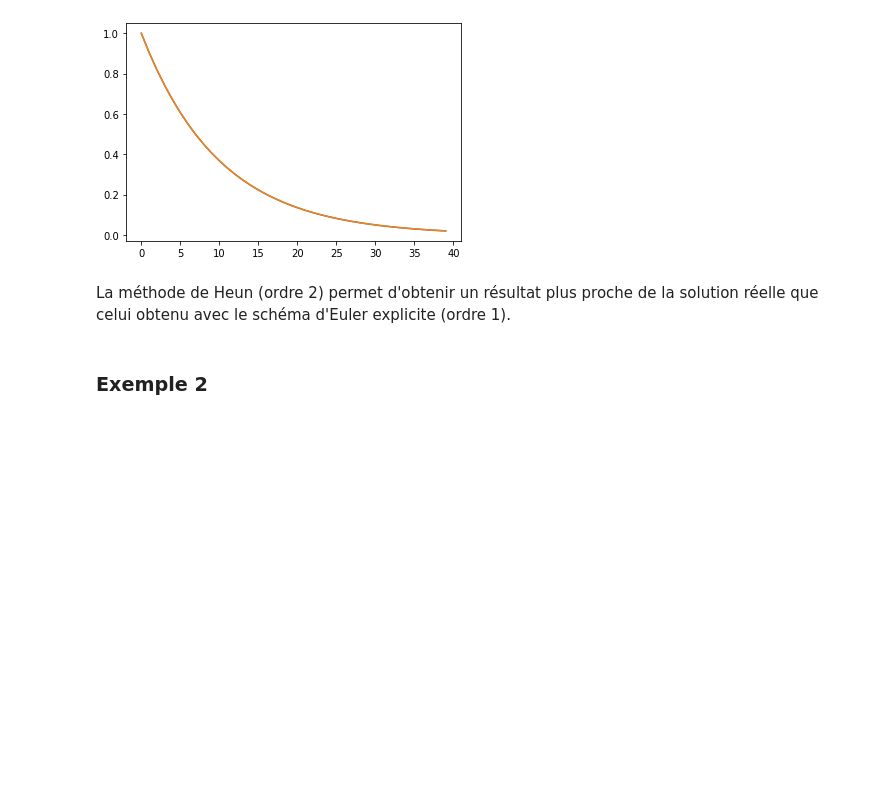
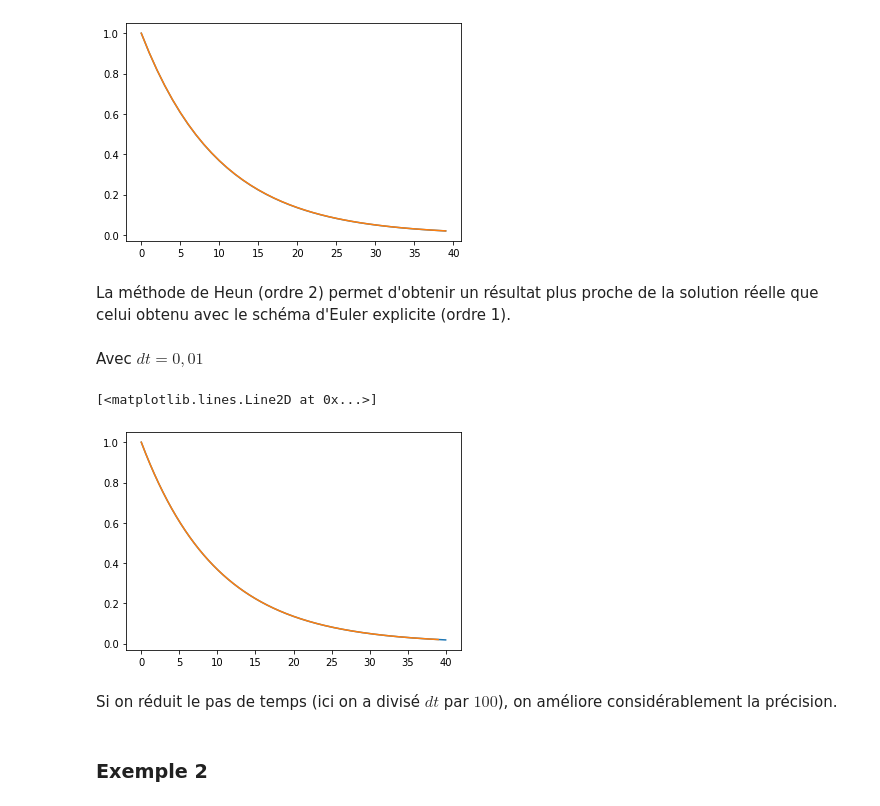
Before and after one commit to jeannebourgarel/projet_equa_diff, a Jupyter notebook: equa_diff.ipynb, the cells around one changed output. Saved outputs shown, nothing was run; the diff lists cells and outputs as text; code cells hidden in the pictures; blank space fills up the shorter version.

```diff
--- a/equa_diff.ipynb
+++ b/equa_diff.ipynb
@@ -79,6 +81,20 @@ plt.plot(T2, X2) #comparaison Heun-solution réelle
 [figure]
 # %% [markdown]
 La méthode de Heun (ordre 2) permet d'obtenir un résultat plus proche de la solution réelle que celui obtenu avec le schéma d'Euler explicite (ordre 1).
+# %% [markdown]
+Avec $dt = 0,01$
+# %%
+T, X = solve_euler_explicit(f, 1, 0.01, 4000)
+T1 = np.linspace(0, 39, 4000)
+X1 = f1(T1, 1) #solution réelle
+# %%
+plt.plot(T, X)
+plt.plot(T1, X1) #comparaison Euler-solution réelle avec dt=0.01
+# %% [output]
+[<matplotlib.lines.Line2D at 0x...>]
+[figure, added]
+# %% [markdown]
+Si on réduit le pas de temps (ici on a divisé $dt$ par $100$), on améliore considérablement la précision.
 # %% [markdown]
 ### Exemple 2
 # %% [markdown]
```
Also changed, not shown: parts of 9 cells of this notebook.
